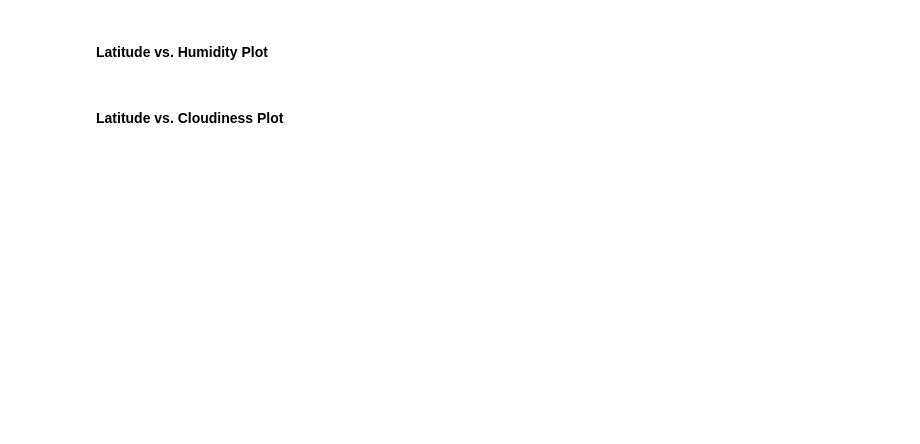
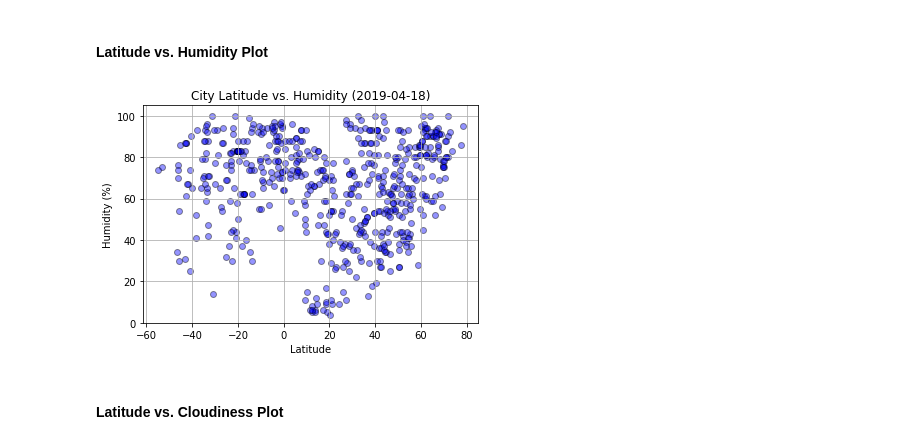
Before and after one commit to victoryamaykin/Equator-Data-Visualization-Dashboard, a Jupyter notebook: jupyter_notebook/WeatherPy.ipynb, the cells around one changed output. Cells and saved outputs as stored; diff of their text form; code cells hidden in the pictures; blank space fills up the shorter version.

```diff
--- a/jupyter_notebook/WeatherPy.ipynb
+++ b/jupyter_notebook/WeatherPy.ipynb
@@ -161,22 +196,24 @@ plt.show()
 # %%
 #Design the scatter plot
 city_lat = data["Lat"]
 humid_data = data["Humidity"]
 
 
 plt.scatter(city_lat, humid_data,marker="o", facecolors="blue", edgecolors="black", alpha=0.42)
 
 #Create title and labels
-plt.title("City Latitude vs. Humidity (04/15/2019)")
+plt.title(f"City Latitude vs. Humidity ({today})")
 
 plt.xlabel("Latitude")
 plt.ylabel("Humidity (%)")
 plt.ylim(0, 105)
 plt.grid()
 
 #Save an image of the chart
 plt.savefig("../Images/lat_humid_scatter_plot.png")
 plt.show()
+# %% [output]
+[figure, added]
 # %% [markdown]
 #### Latitude vs. Cloudiness Plot
 # %%
```
Also changed, not shown: parts of 8 cells of this notebook, 10 other files.
